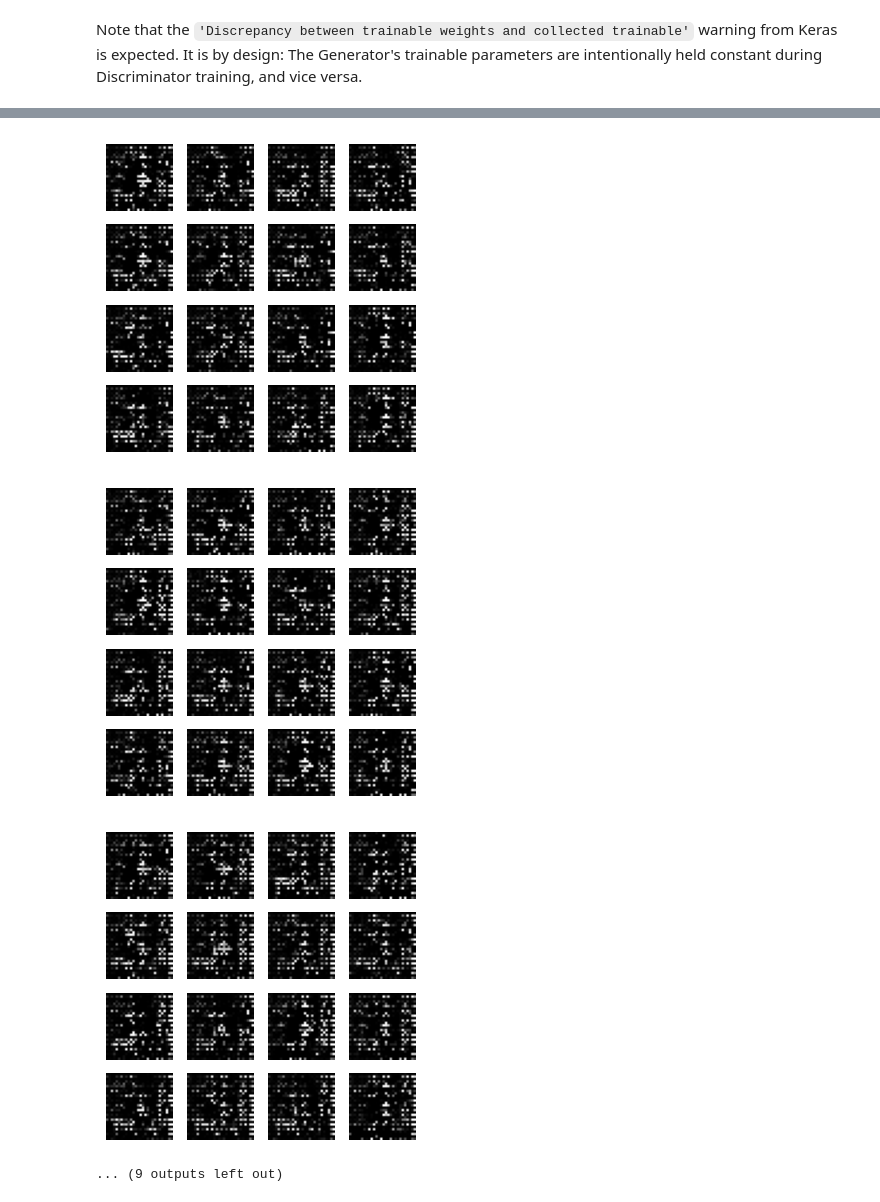
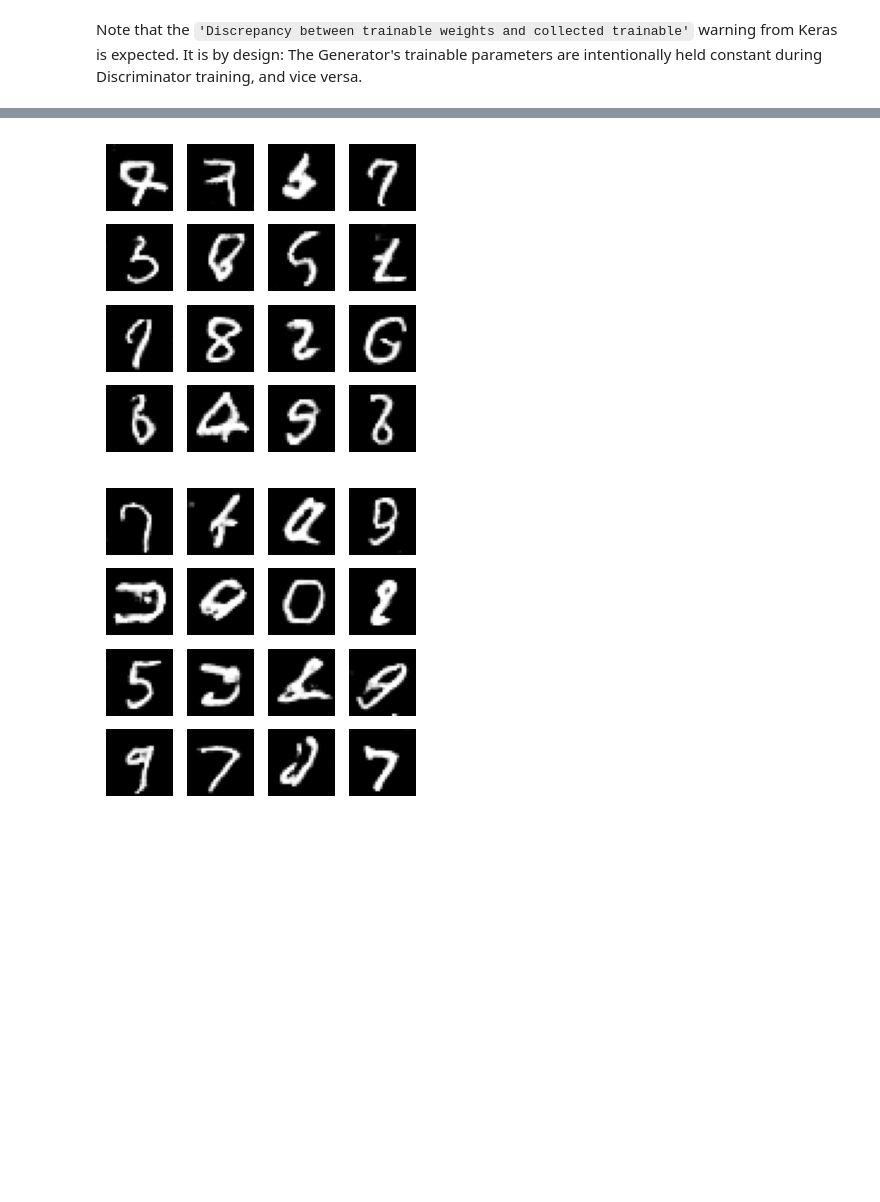
Before and after one commit to datthinh1801/gans-in-action, a Jupyter notebook: chapter-4/Chapter_4_DCGAN.ipynb, the cells around one changed output, grey strips where cells are left out. Saved outputs shown, nothing was run; the diff lists cells and outputs as text; code cells hidden in the pictures; blank space fills up the shorter version.

```diff
--- a/chapter-4/Chapter_4_DCGAN.ipynb
+++ b/chapter-4/Chapter_4_DCGAN.ipynb
@@ -63,6 +63,7 @@ def build_generator(z_dim):
 # %% [markdown]
 ## Discriminator
 # %%
+### NOTE: All BatchNormalization layers are removed to make the discriminator to converge more slowly w.r.t. the generator
 def build_discriminator(img_shape):
 
     model = Sequential()
@@ -87,7 +88,7 @@ def build_discriminator(img_shape):
                padding='same'))
 
     # Batch normalization
-    model.add(BatchNormalization())
+    # model.add(BatchNormalization())
 
     # Leaky ReLU activation
     model.add(LeakyReLU(alpha=0.01))
@@ -101,7 +102,7 @@ def build_discriminator(img_shape):
                padding='same'))
 
     # Batch normalization
-    model.add(BatchNormalization())
+    # model.add(BatchNormalization())
 
     # Leaky ReLU activation
     model.add(LeakyReLU(alpha=0.01))
@@ -237,7 +238,7 @@ def sample_images(generator, image_grid_rows=4, image_grid_columns=4):
 Note that the `'Discrepancy between trainable weights and collected trainable'` warning from Keras is expected. It is by design: The Generator's trainable parameters are intentionally held constant during Discriminator training, and vice versa.
 # %%
 # Set hyperparameters
-iterations = 20000
+iterations = 10000
 batch_size = 128
 sample_interval = 1000
 
@@ -275,7 +266,5 @@ train(iterations, batch_size, sample_interval)
-[figure, old version]
+[figure, new version]
-[figure, old version]
+[figure, new version]
-[figure, removed]
-... (9 outputs left out)
 # %%
 losses = np.array(losses)
 
```
Also changed, not shown: parts of 3 cells of this notebook.
